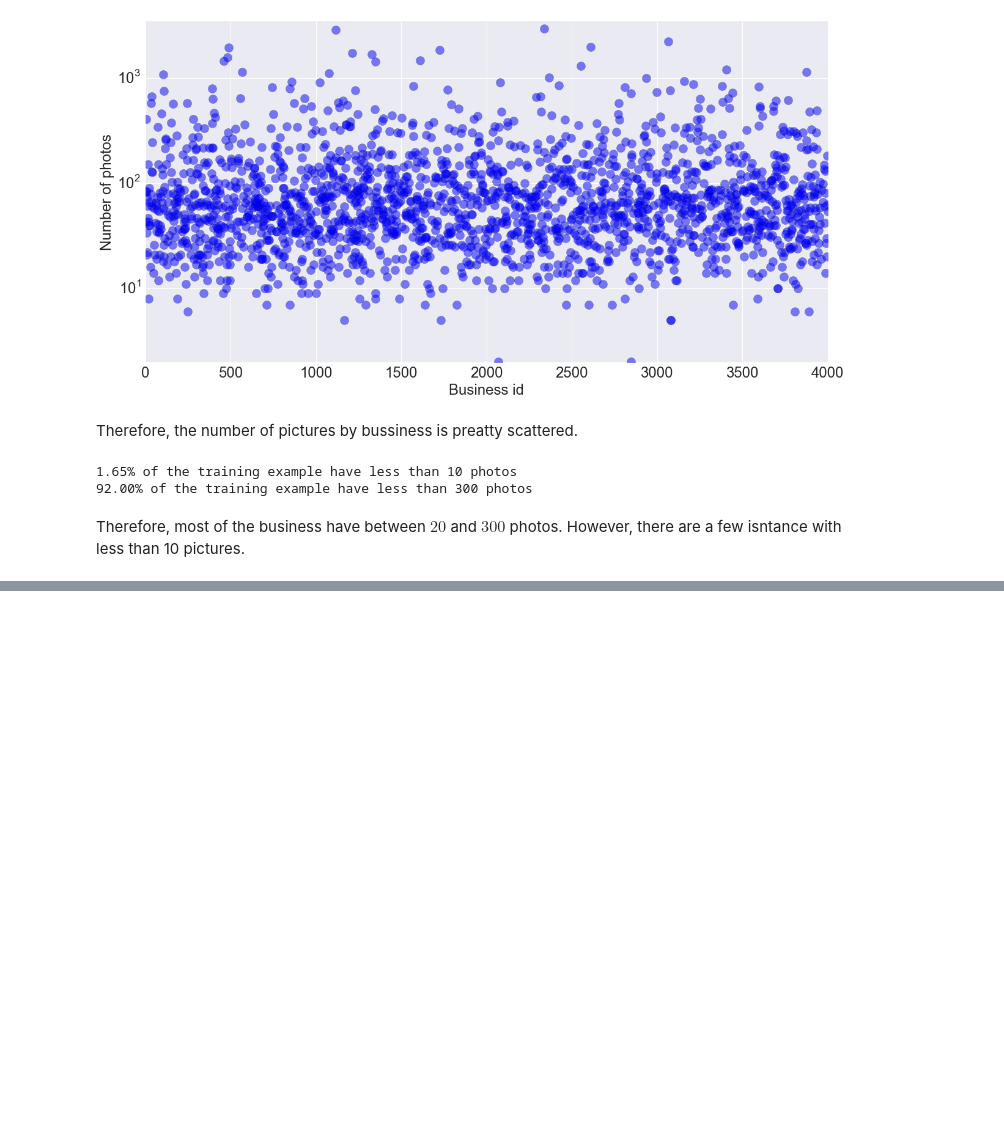
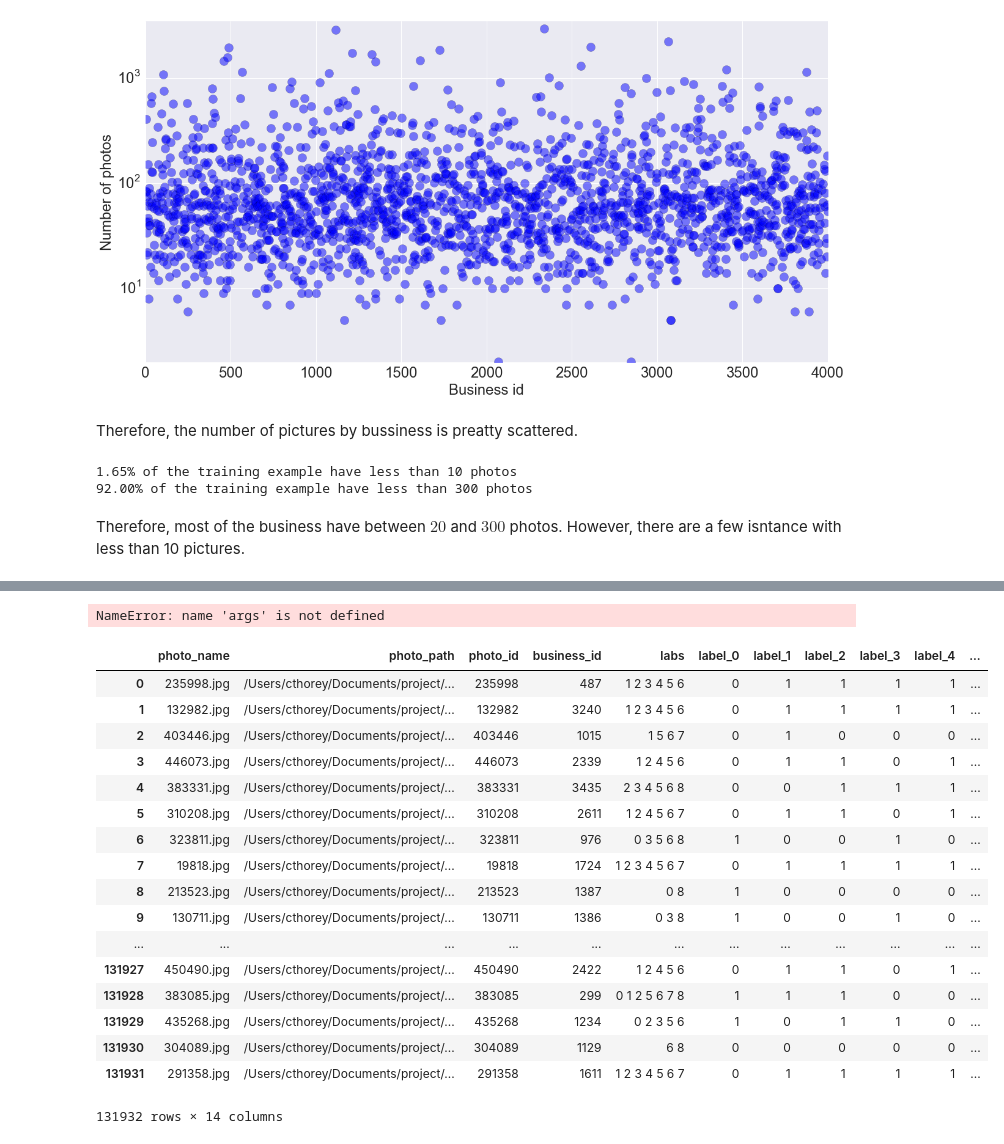
Before and after one commit to cthorey/Yelp, a Jupyter notebook: Notebook/Exploration.ipynb, the cells around one changed output, grey strips where cells are left out. Cells and saved outputs as stored; diff of their text form; code cells hidden in the pictures; blank space fills up the shorter version.

```diff
--- a/Notebook/Exploration.ipynb
+++ b/Notebook/Exploration.ipynb
@@ -117,0 +284,30 @@ Due to the diverse numbers of pictures for each bussiness, the usual approach is
+# %%
+            img = resize(img, (args.size, args.size))
+            img = img.transpose(2, 0, 1)
+            img = img.astype(np.float32)
+
+            assert img.shape == (3, args.size, args.size)
+            assert img.dtype == np.float32
+# %% [output]
+NameError: name 'args' is not defined
+# %%
+train
+# %% [output]
+|  | photo_name | photo_path | photo_id | business_id | labs | label_0 | label_1 | label_2 | label_3 | label_4 | ... |
+| 0 | 235998.jpg | /Users/cthorey/Documents/project/... | 235998 | 487 | 1 2 3 4 5 6 | 0 | 1 | 1 | 1 | 1 | ... |
+| 1 | 132982.jpg | /Users/cthorey/Documents/project/... | 132982 | 3240 | 1 2 3 4 5 6 | 0 | 1 | 1 | 1 | 1 | ... |
+| 2 | 403446.jpg | /Users/cthorey/Documents/project/... | 403446 | 1015 | 1 5 6 7 | 0 | 1 | 0 | 0 | 0 | ... |
+| 3 | 446073.jpg | /Users/cthorey/Documents/project/... | 446073 | 2339 | 1 2 4 5 6 | 0 | 1 | 1 | 0 | 1 | ... |
+| 4 | 383331.jpg | /Users/cthorey/Documents/project/... | 383331 | 3435 | 2 3 4 5 6 8 | 0 | 0 | 1 | 1 | 1 | ... |
+| 5 | 310208.jpg | /Users/cthorey/Documents/project/... | 310208 | 2611 | 1 2 4 5 6 7 | 0 | 1 | 1 | 0 | 1 | ... |
+| 6 | 323811.jpg | /Users/cthorey/Documents/project/... | 323811 | 976 | 0 3 5 6 8 | 1 | 0 | 0 | 1 | 0 | ... |
+| 7 | 19818.jpg | /Users/cthorey/Documents/project/... | 19818 | 1724 | 1 2 3 4 5 6 7 | 0 | 1 | 1 | 1 | 1 | ... |
+| 8 | 213523.jpg | /Users/cthorey/Documents/project/... | 213523 | 1387 | 0 8 | 1 | 0 | 0 | 0 | 0 | ... |
+| 9 | 130711.jpg | /Users/cthorey/Documents/project/... | 130711 | 1386 | 0 3 8 | 1 | 0 | 0 | 1 | 0 | ... |
+| ... | ... | ... | ... | ... | ... | ... | ... | ... | ... | ... | ... |
+| 131927 | 450490.jpg | /Users/cthorey/Documents/project/... | 450490 | 2422 | 1 2 4 5 6 | 0 | 1 | 1 | 0 | 1 | ... |
+| 131928 | 383085.jpg | /Users/cthorey/Documents/project/... | 383085 | 299 | 0 1 2 5 6 7 8 | 1 | 1 | 1 | 0 | 0 | ... |
+| 131929 | 435268.jpg | /Users/cthorey/Documents/project/... | 435268 | 1234 | 0 2 3 5 6 | 1 | 0 | 1 | 1 | 0 | ... |
+| 131930 | 304089.jpg | /Users/cthorey/Documents/project/... | 304089 | 1129 | 6 8 | 0 | 0 | 0 | 0 | 0 | ... |
+| 131931 | 291358.jpg | /Users/cthorey/Documents/project/... | 291358 | 1611 | 1 2 3 4 5 6 7 | 0 | 1 | 1 | 1 | 1 | ... |
+131932 rows × 14 columns
```
Also changed, not shown: parts of 30 cells of this notebook, 6 other files.
